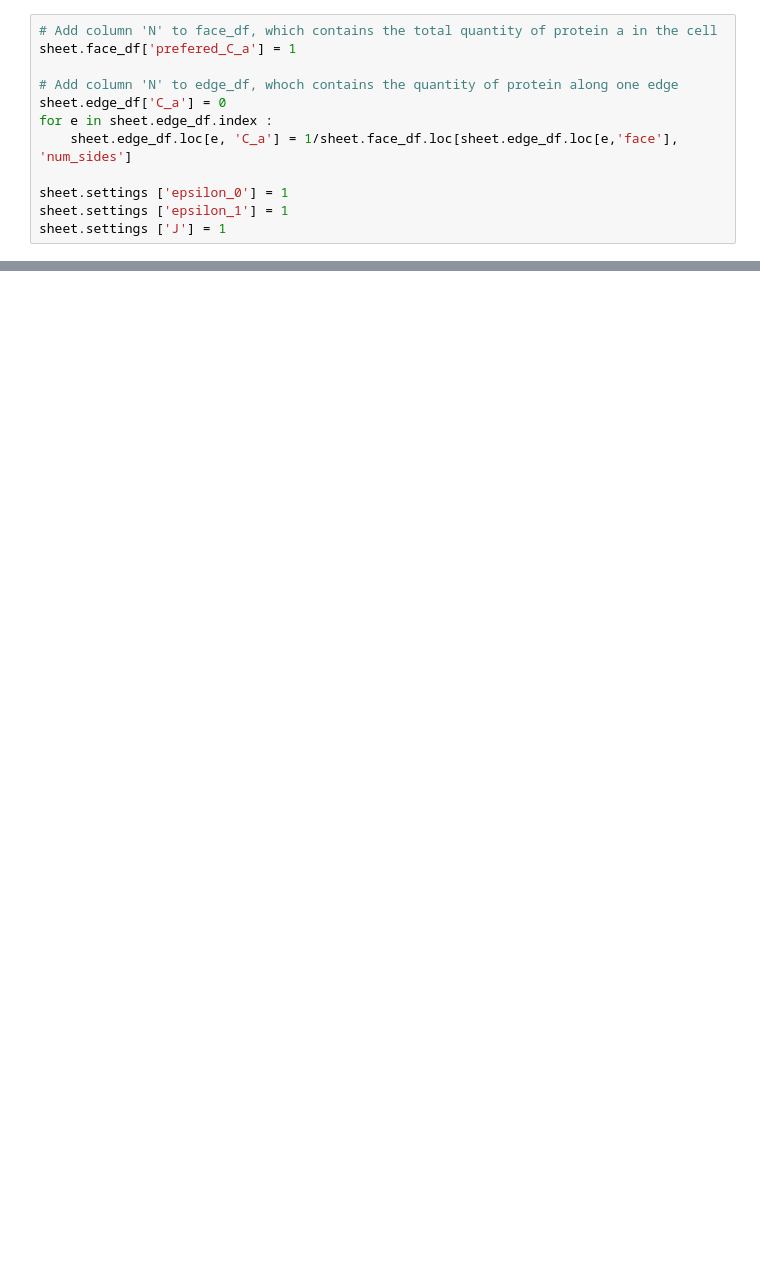
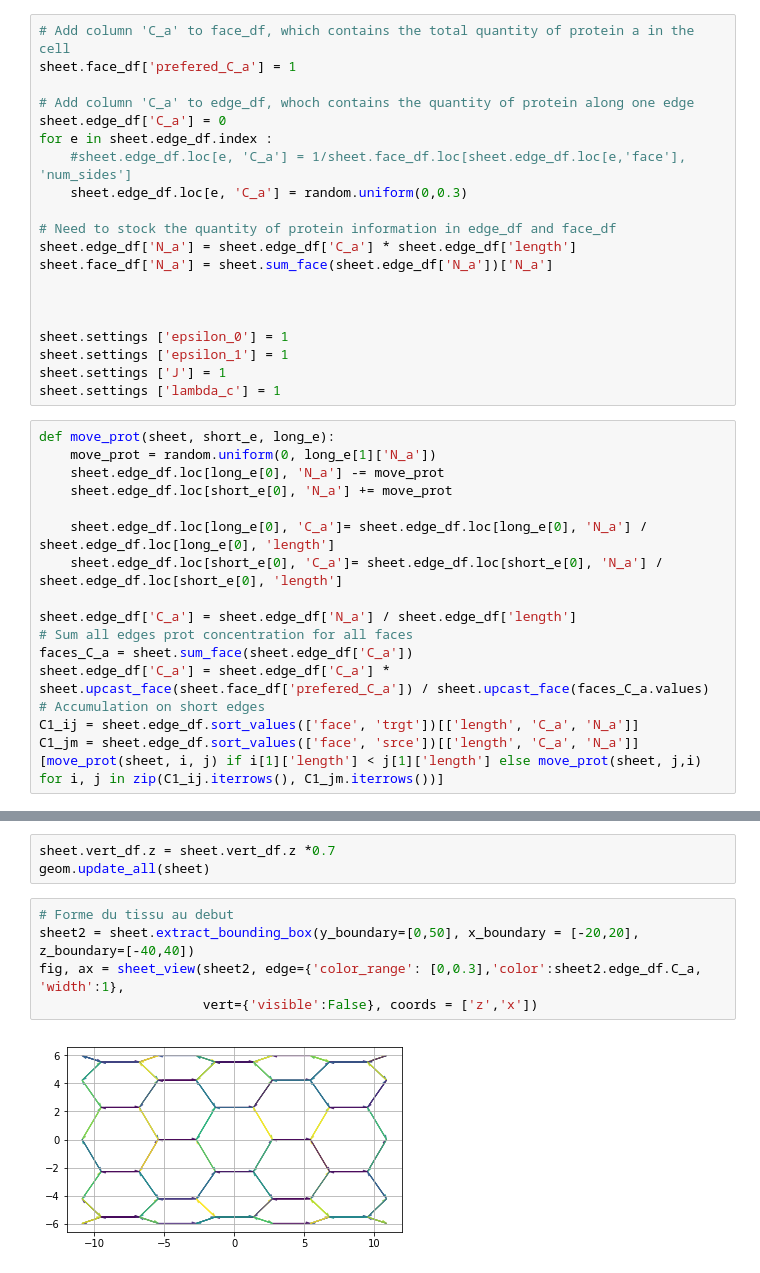
Before and after one commit to suzannelab/polarity, a Jupyter notebook: notebooks/polarity_salbreux.ipynb, the cells around one changed output, grey strips where cells are left out. Saved outputs shown, nothing was run; the diff lists cells and outputs as text; blank space fills up the shorter version.

Commit message:
optimization on concentration

```diff
--- a/notebooks/polarity_salbreux.ipynb
+++ b/notebooks/polarity_salbreux.ipynb
@@ -103,12 +74,37 @@ fig, ax = quick_edge_draw(sheet, coords=list('zx'))
 # %%
-# Add column 'N' to face_df, which contains the total quantity of protein a in the cell
+# Add column 'C_a' to face_df, which contains the total quantity of protein a in the cell
 sheet.face_df['prefered_C_a'] = 1
 
-# Add column 'N' to edge_df, whoch contains the quantity of protein along one edge
+# Add column 'C_a' to edge_df, whoch contains the quantity of protein along one edge
 sheet.edge_df['C_a'] = 0
 for e in sheet.edge_df.index :
-    sheet.edge_df.loc[e, 'C_a'] = 1/sheet.face_df.loc[sheet.edge_df.loc[e,'face'], 'num_sides']
+    #sheet.edge_df.loc[e, 'C_a'] = 1/sheet.face_df.loc[sheet.edge_df.loc[e,'face'], 'num_sides']
+    sheet.edge_df.loc[e, 'C_a'] = random.uniform(0,0.3)
+
+# Need to stock the quantity of protein information in edge_df and face_df
+sheet.edge_df['N_a'] = sheet.edge_df['C_a'] * sheet.edge_df['length']
+sheet.face_df['N_a'] = sheet.sum_face(sheet.edge_df['N_a'])['N_a']
+
+
 
 sheet.settings ['epsilon_0'] = 1
 sheet.settings ['epsilon_1'] = 1
 sheet.settings ['J'] = 1
+sheet.settings ['lambda_c'] = 1
+# %%
+def move_prot(sheet, short_e, long_e):
+    move_prot = random.uniform(0, long_e[1]['N_a'])
+    sheet.edge_df.loc[long_e[0], 'N_a'] -= move_prot
+    sheet.edge_df.loc[short_e[0], 'N_a'] += move_prot
+
+    sheet.edge_df.loc[long_e[0], 'C_a']= sheet.edge_df.loc[long_e[0], 'N_a'] / sheet.edge_df.loc[long_e[0], 'length']
+    sheet.edge_df.loc[short_e[0], 'C_a']= sheet.edge_df.loc[short_e[0], 'N_a'] / sheet.edge_df.loc[short_e[0], 'length']
+
+sheet.edge_df['C_a'] = sheet.edge_df['N_a'] / sheet.edge_df['length']
+# Sum all edges prot concentration for all faces
+faces_C_a = sheet.sum_face(sheet.edge_df['C_a'])
+sheet.edge_df['C_a'] = sheet.edge_df['C_a'] * sheet.upcast_face(sheet.face_df['prefered_C_a']) / sheet.upcast_face(faces_C_a.values)
+# Accumulation on short edges
+C1_ij = sheet.edge_df.sort_values(['face', 'trgt'])[['length', 'C_a', 'N_a']]
+C1_jm = sheet.edge_df.sort_values(['face', 'srce'])[['length', 'C_a', 'N_a']]
+[move_prot(sheet, i, j) if i[1]['length'] < j[1]['length'] else move_prot(sheet, j,i) for i, j in zip(C1_ij.iterrows(), C1_jm.iterrows())]
@@ -213,0 +241,10 @@ res = find_energy_min(sheet, geom, model, **solver_kw)
+# %%
+sheet.vert_df.z = sheet.vert_df.z *0.7
+geom.update_all(sheet)
+# %%
+# Forme du tissu au debut
+sheet2 = sheet.extract_bounding_box(y_boundary=[0,50], x_boundary = [-20,20], z_boundary=[-40,40])
+fig, ax = sheet_view(sheet2, edge={'color_range': [0,0.3],'color':sheet2.edge_df.C_a, 'width':1},
+                     vert={'visible':False}, coords = ['z','x'])
+# %% [output]
+[figure, added]
```
Also changed, not shown: parts of 19 cells of this notebook.
